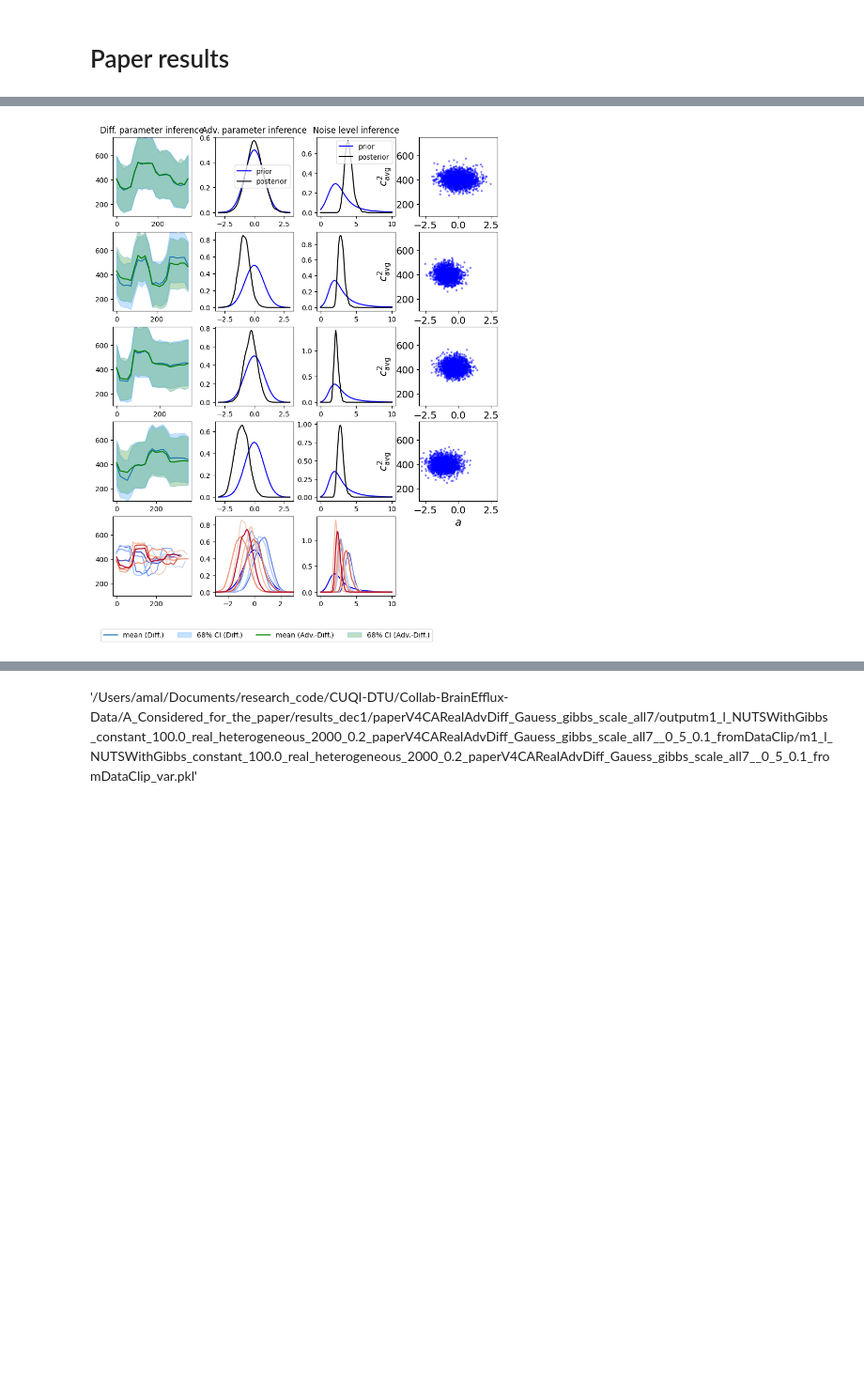
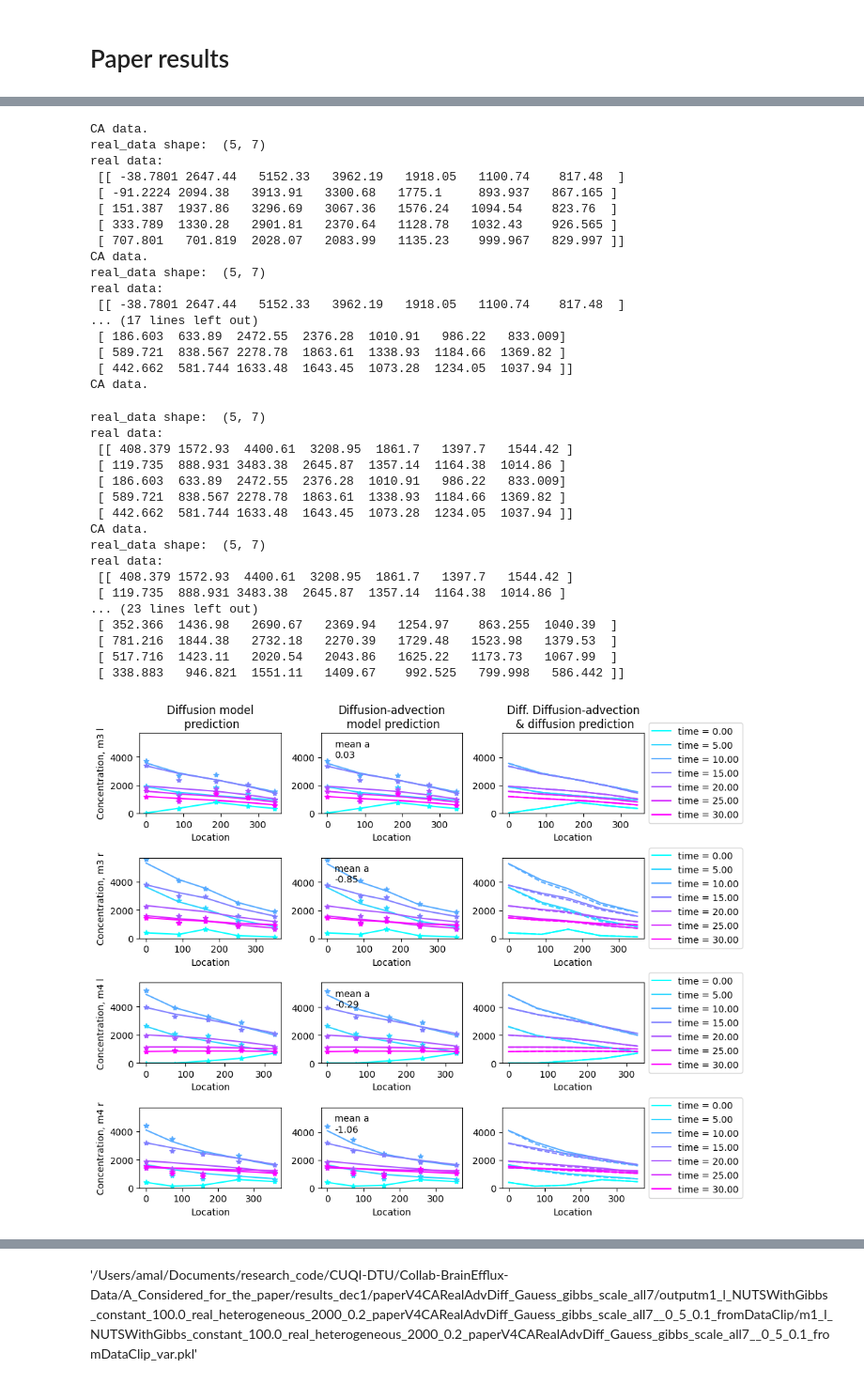
Before and after one commit to CUQI-DTU/Paper-Cochlear, a Jupyter notebook: code/ear_aqueducts/paper_figures_v3_presentation.ipynb, the cells around one changed output, grey strips where cells are left out. Shown at 94% size. Saved outputs shown, nothing was run; the diff lists cells and outputs as text; code cells hidden in the pictures; blank space fills up the shorter version.

Commit message:
choose the updated results - to reflect data update for m2-l

```diff
--- a/code/ear_aqueducts/paper_figures_v3_presentation.ipynb
+++ b/code/ear_aqueducts/paper_figures_v3_presentation.ipynb
@@ -520,6 +522,8 @@ def plot_v3_fig2_II(data_diff_list, data_adv_list, data_diff_list_all, data_adv_
             ESS_adv=0
             pass
         plt.ylim(100, 750)
+        # add mouse number and ear in the y label
+        plt.ylabel(data_diff_list[i]['experiment_par'].animal+' '+data_diff_list[i]['experiment_par'].ear)
         # add it to the plot
         #plt.
         # (10, 1000, 'ESS: \n'+str(int(ESS_diff))+'\n'+str(int(ESS_adv)), fontsize=12)
@@ -624,7 +628,8 @@ def plot_v3_fig2_II(data_diff_list, data_adv_list, data_diff_list_all, data_adv_
 scenarios_dir = [
     "/Users/amal/Documents/research_code/CUQI-DTU/Collab-BrainEfflux-Data/A_Considered_for_the_paper/results_dec1",
     "/Users/amal/Documents/research_code/CUQI-DTU/Collab-BrainEfflux-Data/A_Considered_for_the_paper/results_nov30",
-    "/Users/amal/Documents/research_code/CUQI-DTU/Collab-BrainEfflux-Data/A_Considered_for_the_paper/results_nov30"
+    "/Users/amal/Documents/research_code/CUQI-DTU/Collab-BrainEfflux-Data/A_Considered_for_the_paper/results_nov30",
+    "/Users/amal/Documents/research_code/CUQI-DTU/Collab-BrainEfflux-Data/A_Considered_for_the_paper/results_feb7"
     ]
 scenario_tags_list = [
     ["paperV4CARealDiff_Gauess_gibbs_scale_all7",
@@ -638,16 +643,19 @@ scenario_tags_list = [
     ["paperV4CARealDiff_Gauss4_b_small_noise",
      None,
      "NUTS_constant_100.0_real_heterogeneous_2000_0.1_paperV4CARealDiff_Gauss4_b_small_noise__0_5_0.1_fromDataClip",
-     None]
-
+     None],
+    ["paperV4CARealDiff_Gauss4_gibbs_scale_all_repeat",
+     "paperV4CARealAdvDiff_Gauss4_gibbs_scale_all_repeat",
+     "NUTSWithGibbs_constant_100.0_real_heterogeneous_2000_0.2_paperV4CARealDiff_Gauss4_gibbs_scale_all_repeat__0_5_0.0_fromDataClip",
+     "NUTSWithGibbs_constant_100.0_real_advection_diffusion_2000_0.2_paperV4CARealAdvDiff_Gauss4_gibbs_scale_all_repeat__0_5_0.0_fromDataClip"],
 
     ]
 
 num_scenarios = len(scenarios_dir)
-figs_to_plot = [[2]]*num_scenarios
+figs_to_plot = [[1,2,3]]*num_scenarios
 physics = [['diffusion', 'advection-diffusion']]*num_scenarios
 
-i = 1
+i = 3
 animal_ear = [
     ('m3', 'l'),
     ('m3', 'r'),
@@ -660,23 +668,25 @@ for animal in all_animals():
         all_animals_ears.append((animal, ear))
 data_diff_list, data_adv_list = read_all_scenarios(scenarios_dir[i], scenario_tags_list[i], physics[i], animal_ear)
 data_diff_list_all, data_adv_list_all = read_all_scenarios(scenarios_dir[i], scenario_tags_list[i], physics[i], all_animals_ears)
+
+# create directory if it does not exist
+import os
+os.makedirs('figures/'+scenario_tags_list[i][0], exist_ok=True)
 if 1 in figs_to_plot[i]:
         #plot_v3_fig1( data_diff_list, data_adv_list)
-        # create directory if it does not exist
-        import os
-        #os.makedirs('figures/'+scenario_tags_list[i][0], exist_ok=True)
+
         #plt.tight_layout()
         #plt.savefig('figures/'+scenario_tags_list[i][0]+'/fig1.png')
-        plot_v3_fig1_b( data_diff_list, data_adv_list, fig_v='I')
-        plt.tight_layout()
+        #plot_v3_fig1_b( data_diff_list, data_adv_list, fig_v='I')
+        #plt.tight_layout()
         #plt.savefig('figures/'+scenario_tags_list[i][0]+'/fig1_b_I.png')
         #plot_v3_fig1_b( data_diff_list, data_adv_list, fig_v='II')
         #plt.tight_layout()
         #plt.savefig('figures/'+scenario_tags_list[i][0]+'/fig1_b_II.png')
-        #color_map_string = 'cool'
-        #plot_v3_fig1_b( data_diff_list, data_adv_list, fig_v='II', plot_type='over_location', colormap=plt.colormaps.get_cmap(color_map_string))
-        #plt.tight_layout()
-        #plt.savefig('figures/'+scenario_tags_list[i][0]+'/fig1_b_II_location'+color_map_string+'.png')
+        color_map_string = 'cool'
+        plot_v3_fig1_b( data_diff_list, data_adv_list, fig_v='II', plot_type='over_location', colormap=plt.colormaps.get_cmap(color_map_string))
+        plt.tight_layout()
+        plt.savefig('figures/'+scenario_tags_list[i][0]+'/fig1_b_II_location'+color_map_string+'.png')
         #plot_v3_fig1_b( data_diff_list, data_adv_list, fig_v='III', plot_type='over_time')
         #plt.tight_layout()
         #plt.savefig('figures/'+scenario_tags_list[i][0]+'/fig1_b_III.png')
@@ -733 +743,35 @@ Reading file:  /Users/amal/Documents/research_code/CUQI-DTU/Collab-BrainEfflux-D
+CA data.
+real_data shape:  (5, 7)
+real data:
+ [[ -38.7801 2647.44   5152.33   3962.19   1918.05   1100.74    817.48  ]
+ [ -91.2224 2094.38   3913.91   3300.68   1775.1     893.937   867.165 ]
+ [ 151.387  1937.86   3296.69   3067.36   1576.24   1094.54    823.76  ]
+ [ 333.789  1330.28   2901.81   2370.64   1128.78   1032.43    926.565 ]
+ [ 707.801   701.819  2028.07   2083.99   1135.23    999.967   829.997 ]]
+CA data.
+real_data shape:  (5, 7)
+real data:
+ [[ -38.7801 2647.44   5152.33   3962.19   1918.05   1100.74    817.48  ]
+... (17 lines left out)
+ [ 186.603  633.89  2472.55  2376.28  1010.91   986.22   833.009]
+ [ 589.721  838.567 2278.78  1863.61  1338.93  1184.66  1369.82 ]
+ [ 442.662  581.744 1633.48  1643.45  1073.28  1234.05  1037.94 ]]
+CA data.
+real_data shape:  (5, 7)
+real data:
+ [[ 408.379 1572.93  4400.61  3208.95  1861.7   1397.7   1544.42 ]
+ [ 119.735  888.931 3483.38  2645.87  1357.14  1164.38  1014.86 ]
+ [ 186.603  633.89  2472.55  2376.28  1010.91   986.22   833.009]
+ [ 589.721  838.567 2278.78  1863.61  1338.93  1184.66  1369.82 ]
+ [ 442.662  581.744 1633.48  1643.45  1073.28  1234.05  1037.94 ]]
+CA data.
+real_data shape:  (5, 7)
+real data:
+ [[ 408.379 1572.93  4400.61  3208.95  1861.7   1397.7   1544.42 ]
+ [ 119.735  888.931 3483.38  2645.87  1357.14  1164.38  1014.86 ]
+... (23 lines left out)
+ [ 352.366  1436.98   2690.67   2369.94   1254.97    863.255  1040.39  ]
+ [ 781.216  1844.38   2732.18   2270.39   1729.48   1523.98   1379.53  ]
+ [ 517.716  1423.11   2020.54   2043.86   1625.22   1173.73   1067.99  ]
+ [ 338.883   946.821  1551.11   1409.67    992.525   799.998   586.442 ]]
-[figure, old version]
+[figure, new version]
```
Also changed, not shown: parts of 2 cells of this notebook.
